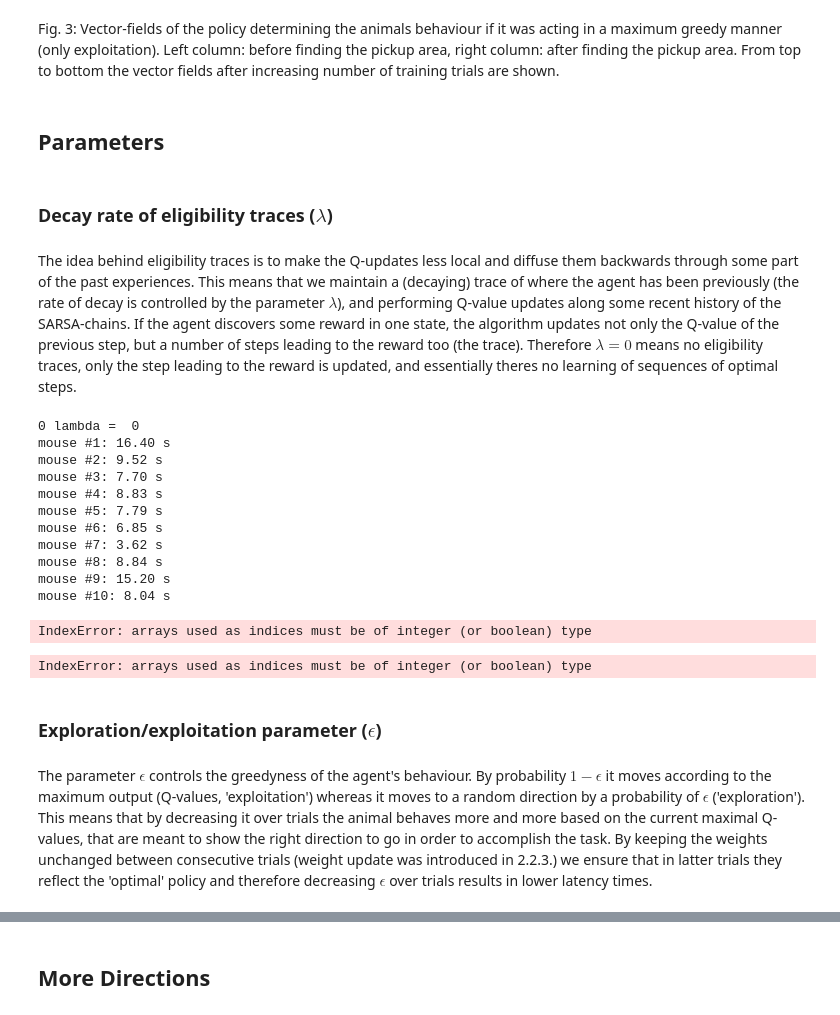
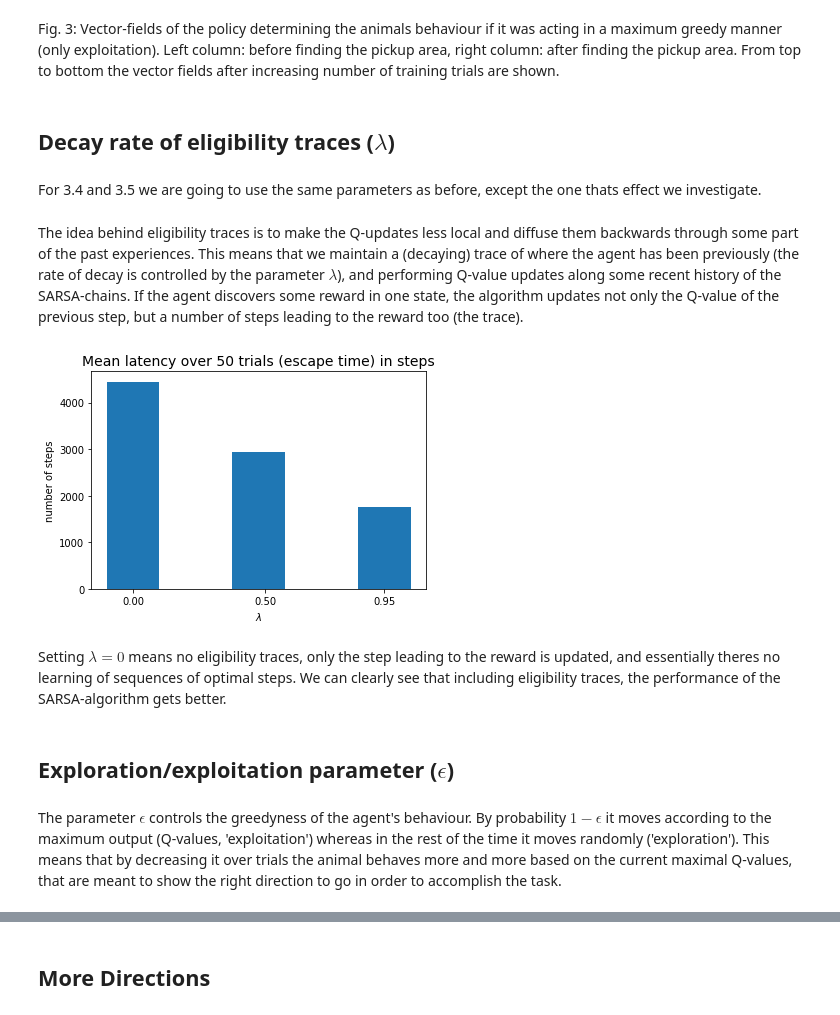
Before and after one commit to imLew/MHBF-project, a Jupyter notebook: RL-miniproject-report.ipynb, the cells around one changed output, grey strips where cells are left out. Saved outputs shown, nothing was run; the diff lists cells and outputs as text; code cells hidden in the pictures.

```diff
--- a/RL-miniproject-report.ipynb
+++ b/RL-miniproject-report.ipynb
@@ -147,37 +149,13 @@ plot_vectorfield(Agent)
 [figure]
 # %% [markdown]
 Fig. 3: Vector-fields of the policy determining the animals behaviour if it was acting in a maximum greedy manner (only exploitation). Left column: before finding the pickup area, right column: after finding the pickup area. From top to bottom the vector fields after increasing number of training trials are shown.
-# %% [markdown]
-## Parameters
 # %% [markdown]
-### Decay rate of eligibility traces ($\lambda$)
+## Decay rate of eligibility traces ($\lambda$)
+# %% [markdown]
+For 3.4 and 3.5 we are going to use the same parameters as before, except the one thats effect we investigate.
 # %% [markdown]
 The idea behind eligibility traces is to make the Q-updates less local and diffuse them backwards through some part of the past experiences. This means that we maintain a (decaying) trace of where the agent has been previously (the rate of decay is controlled by the parameter $\lambda$), and performing Q-value updates along some recent history of the SARSA-chains. If the agent discovers some reward in one state, the algorithm updates not only the Q-value of the previous step, but a number of steps leading to the reward too (the trace).
-Therefore $\lambda = 0$ means no eligibility traces, only the step leading to the reward is updated, and essentially theres no learning of sequences of optimal steps.
 # %%
-lambdas = [0,0.5, 0.95]
+plot_latency_lambda(lambdas = [0, 0.5, 0.95])
+# %% [output]
+[figure, added]
-# %%
-mean_latencies = np.zeros(len(lambdas))
-for i, lambda_ in enumerate(lambdas):
-    print(i, 'lambda = ', lambda_)
-    cumulativeReward, latencies, aborts = simulation(Agent, nTrials = 20, nAgents = 10, nActions = 4, maxIter=1e5,
-                      eps0 = .99,  decayRate = lambda_, gamma = .95, eta = 0.001, verbose = 1);
-    mask = np.asarray([np.any(aborts[i])==False for i in range(10)]) #filter out mice that got stuck
-    mean_latencies[i] = latencies[aborts].mean(axis = 0)
-# %% [output]
-0 lambda =  0
-mouse #1: 16.40 s
-mouse #2: 9.52 s
-mouse #3: 7.70 s
-mouse #4: 8.83 s
-mouse #5: 7.79 s
-mouse #6: 6.85 s
-mouse #7: 3.62 s
-mouse #8: 8.84 s
-mouse #9: 15.20 s
-mouse #10: 8.04 s
-IndexError: arrays used as indices must be of integer (or boolean) type
-# %%
-latencies[aborts]
-# %% [output]
-IndexError: arrays used as indices must be of integer (or boolean) type
@@ -189,4 +162,7 @@ lambda = 1 -
+# %% [markdown]
+Setting $\lambda = 0$ means no eligibility traces, only the step leading to the reward is updated, and essentially theres no learning of sequences of optimal steps.
+We can clearly see that including eligibility traces, the performance of the SARSA-algorithm gets better.
 # %% [markdown]
-### Exploration/exploitation parameter ($\epsilon$)
+## Exploration/exploitation parameter ($\epsilon$)
 # %% [markdown]
-The parameter $\epsilon$ controls the greedyness of the agent's behaviour. By probability $1-\epsilon$ it moves according to the maximum output (Q-values, 'exploitation') whereas it moves to a random direction by a probability of $\epsilon$ ('exploration'). This means that by decreasing it over trials the animal behaves more and more based on the current maximal Q-values, that are meant to show the right direction to go in order to accomplish the task. By keeping the weights unchanged between consecutive trials (weight update was introduced in 2.2.3.) we ensure that in latter trials they reflect the 'optimal' policy and therefore decreasing $\epsilon$ over trials results in lower latency times.
+The parameter $\epsilon$ controls the greedyness of the agent's behaviour. By probability $1-\epsilon$ it moves according to the maximum output (Q-values, 'exploitation') whereas in the rest of the time it moves randomly ('exploration'). This means that by decreasing it over trials the animal behaves more and more based on the current maximal Q-values, that are meant to show the right direction to go in order to accomplish the task.
```
Also changed, not shown: parts of 20 cells of this notebook, 1 other file.
